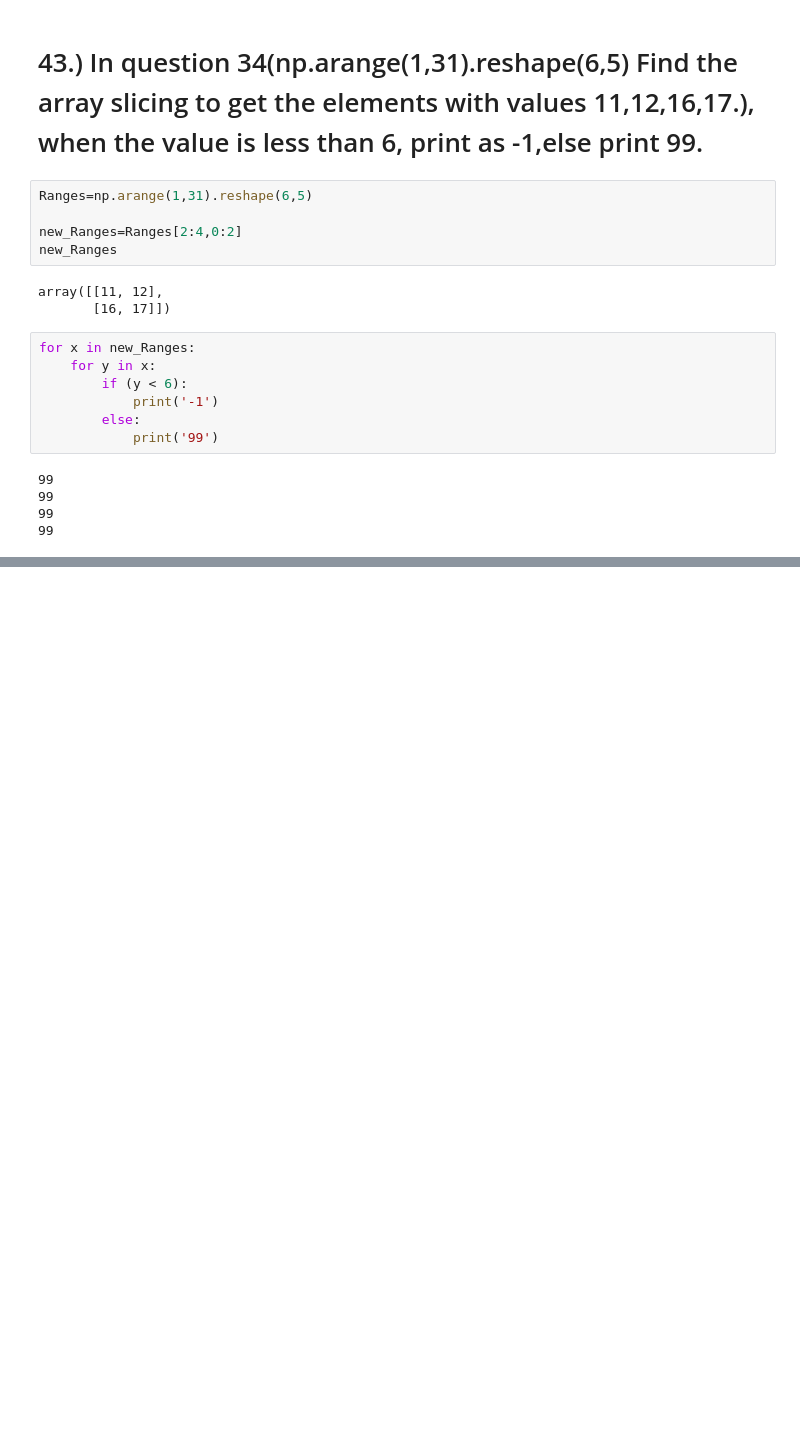
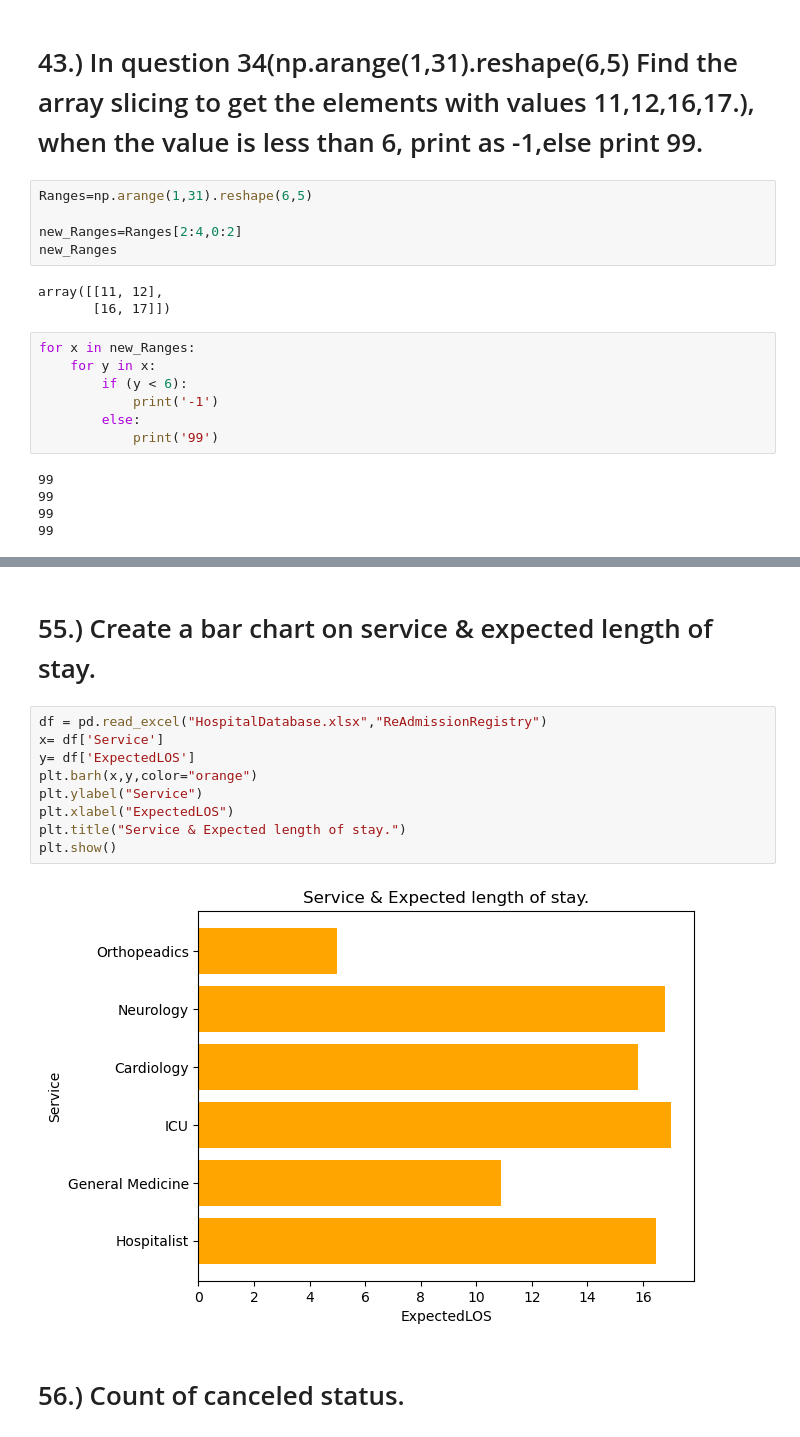
Before and after one commit to fathimadev35/PythonCoders, a Jupyter notebook: PythonCoders-Notebook.ipynb, the cells around one changed output, grey strips where cells are left out. Saved outputs shown, nothing was run; the diff lists cells and outputs as text; blank space fills up the shorter version.

```diff
--- a/PythonCoders-Notebook.ipynb
+++ b/PythonCoders-Notebook.ipynb
@@ -580,0 +768,15 @@ for x in new_Ranges:
+# %% [markdown]
+# 55.) Create a bar chart on service & expected length of stay.
+# %%
+df = pd.read_excel("HospitalDatabase.xlsx","ReAdmissionRegistry")
+x= df['Service']
+y= df['ExpectedLOS']
+plt.barh(x,y,color="orange")
+plt.ylabel("Service")
+plt.xlabel("ExpectedLOS")
+plt.title("Service & Expected length of stay.")
+plt.show()
+# %% [output]
+[figure, added]
+# %% [markdown]
+# 56.) Count of canceled status.
```
Also changed, not shown: parts of 32 cells of this notebook.
